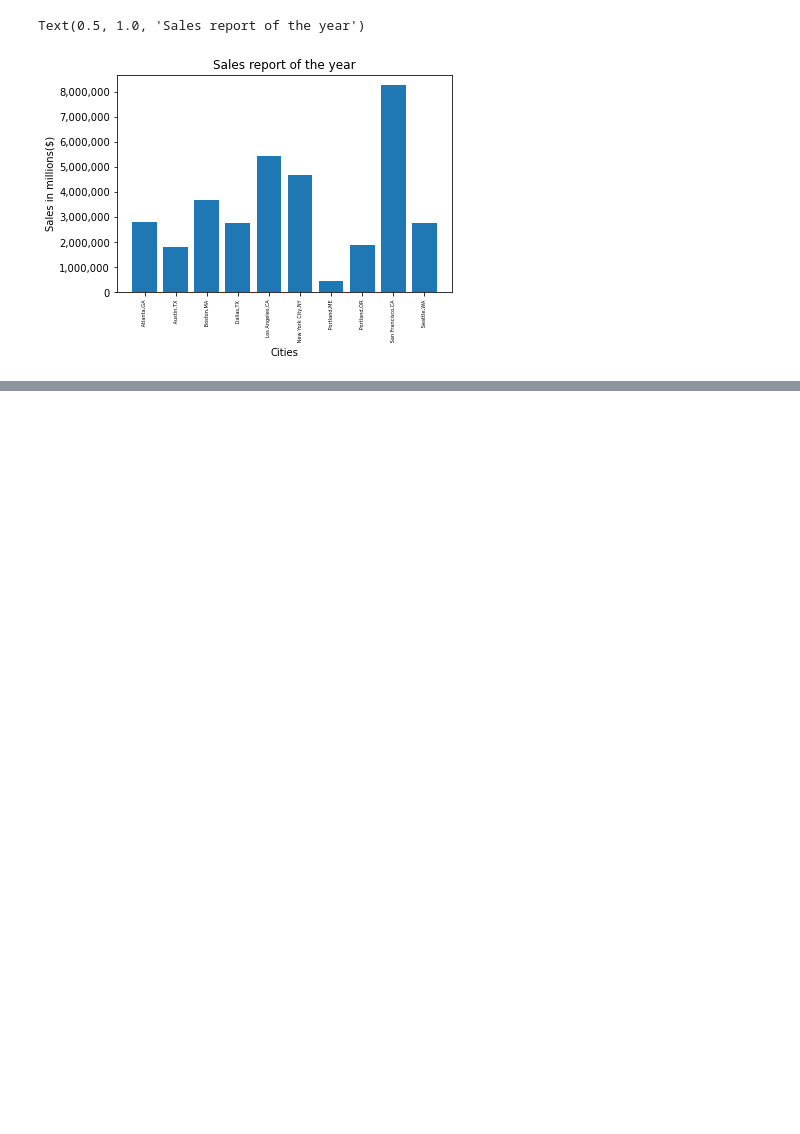
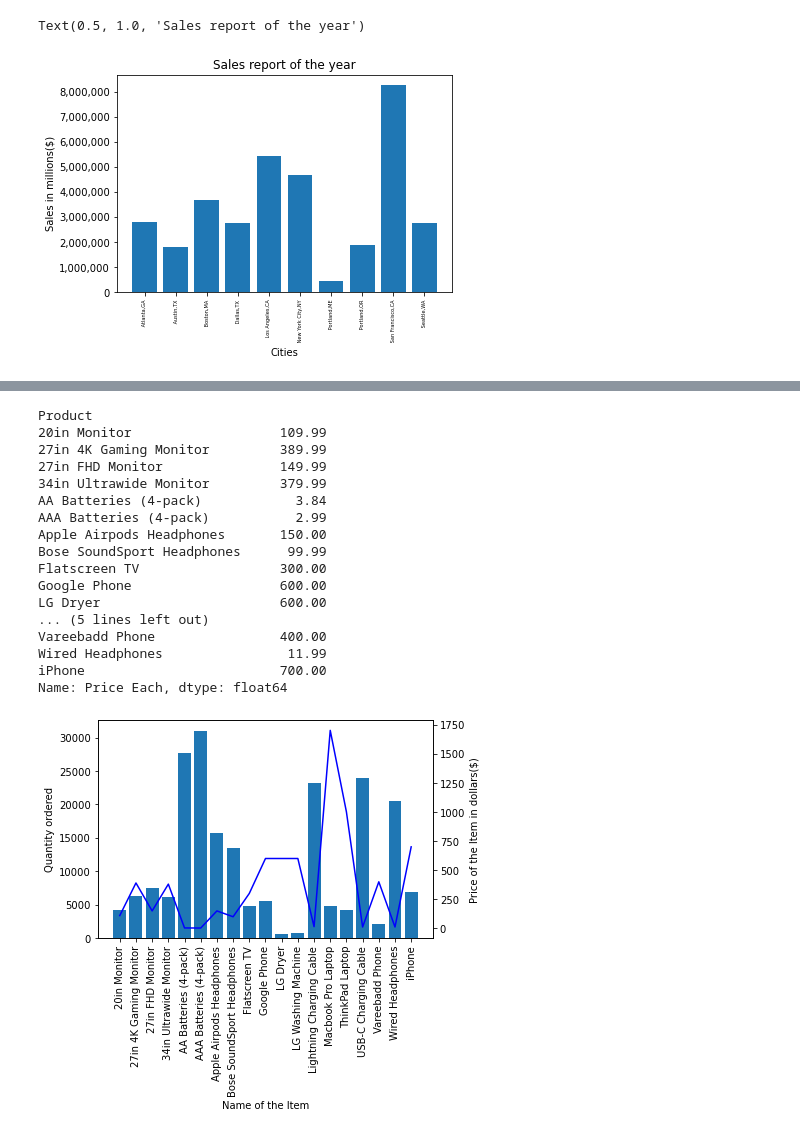
Before and after one commit to manikantabadugu/Sales_data_analysis, a Jupyter notebook: Sales analysis.ipynb, the cells around one changed output, grey strips where cells are left out. Cells and saved outputs as stored; diff of their text form; code cells hidden in the pictures; blank space fills up the shorter version.

```diff
--- a/Sales analysis.ipynb
+++ b/Sales analysis.ipynb
@@ -147,0 +269,31 @@ Text(0.5, 1.0, 'Sales report of the year')
+# %%
+prices = all_data.groupby('Product').mean()['Price Each']
+print(prices)
+fig,ax1=plt.subplots()
+ax2=ax1.twinx()
+ax1.bar(items_list,quantity_of_ordered_items)
+ax2.plot(items_list,prices,'b-')
+ax1.set_xlabel('Name of the Item')
+ax2.set_ylabel('Price of the Item in dollars($)')
+ax1.set_ylabel('Quantity ordered')
+ax1.set_xticklabels(items_list,rotation=90)
+plt.show()
+# %% [output]
+Product
+20in Monitor                   109.99
+27in 4K Gaming Monitor         389.99
+27in FHD Monitor               149.99
+34in Ultrawide Monitor         379.99
+AA Batteries (4-pack)            3.84
+AAA Batteries (4-pack)           2.99
+Apple Airpods Headphones       150.00
+Bose SoundSport Headphones      99.99
+Flatscreen TV                  300.00
+Google Phone                   600.00
+LG Dryer                       600.00
+... (5 lines left out)
+Vareebadd Phone                400.00
+Wired Headphones                11.99
+iPhone                         700.00
+Name: Price Each, dtype: float64
+[figure, added]
```
Also changed, not shown: parts of 24 cells of this notebook, 2 other files.
